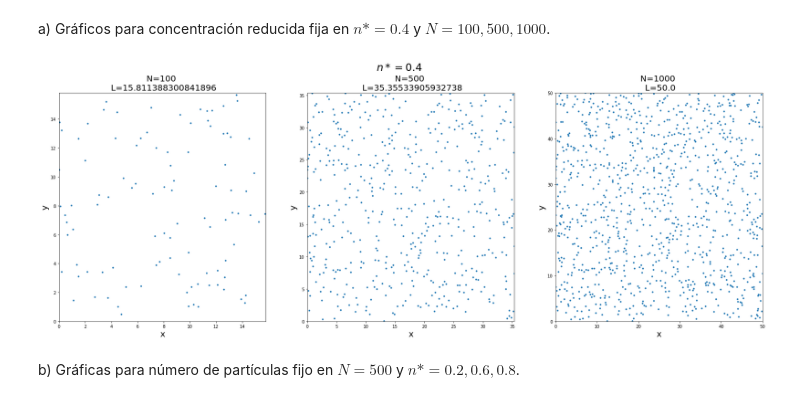
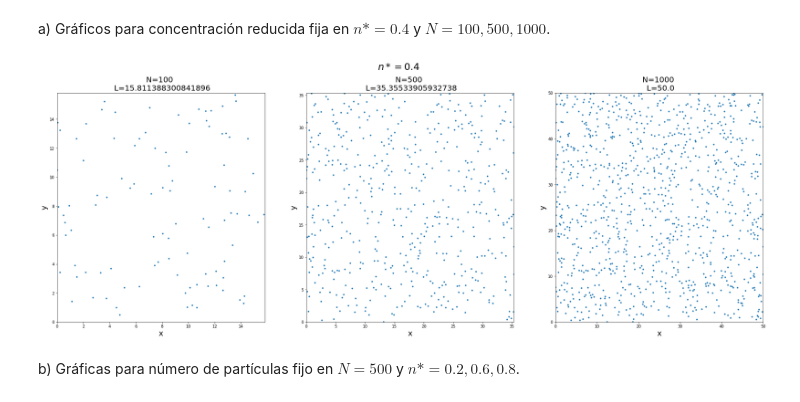
Before and after one commit to FidelNavarro/Desarrollo-Experimental-2, a Jupyter notebook: Tarea 2/Tarea2_FidelN.ipynb, the cells around one changed output. Saved outputs shown, nothing was run; the diff lists cells and outputs as text; code cells hidden in the pictures.

```diff
--- a/Tarea 2/Tarea2_FidelN.ipynb
+++ b/Tarea 2/Tarea2_FidelN.ipynb
@@ -458,36 +458,36 @@ n1000 = caja(3,0.4,1000,2)
 #Se graficaran las funciones obtenidas
 fig, (ax1, ax2, ax3) = plt.subplots(1, 3)
 
-fig.set_size_inches(30, 10)
+fig.set_size_inches(33, 11)
 
 fig.suptitle("$n*=0.4$", size=25)
 
 ax1.plot(n100["x"], n100["y"], ".")
 ax1.set_title("N=100 \n L="+str(L_bi(0.4,100,2)), size=20)
 ax1.set_ylabel("y", size=20)
 ax1.set_xlabel("x", size=20)
 ax1.set_xlim(0,L_bi(0.4,100,2))
 ax1.set_ylim(0,L_bi(0.4,100,2))
 
 ax2.plot(n500["x"], n500["y"], ".")
 ax2.set_title("N=500 \n L="+str(L_bi(0.4,500,2)), size=20)
 ax2.set_ylabel("y", size=20)
 ax2.set_xlabel("x", size=20)
 ax2.set_xlim(0,L_bi(0.4,500,2))
 ax2.set_ylim(0,L_bi(0.4,500,2))
 
 ax3.plot(n1000["x"], n1000["y"], ".")
 ax3.set_title("N=1000 \n L="+str(L_bi(0.4,1000,2)), size=20)
 ax3.set_ylabel("y", size=20)
 ax3.set_xlabel("x", size=20)
 ax3.set_xlim(0,L_bi(0.4,1000,2))
 ax3.set_ylim(0,L_bi(0.4,1000,2))
 
 
 
 plt.show()
 # %% [output]
-[figure, old version]
+[figure, new version]
 # %% [markdown]
 b) Gráficas para número de partículas fijo en $N=500$ y $n*= 0.2,0.6,0.8$.
 # %%
```
Also changed, not shown: parts of 1 cell of this notebook.
